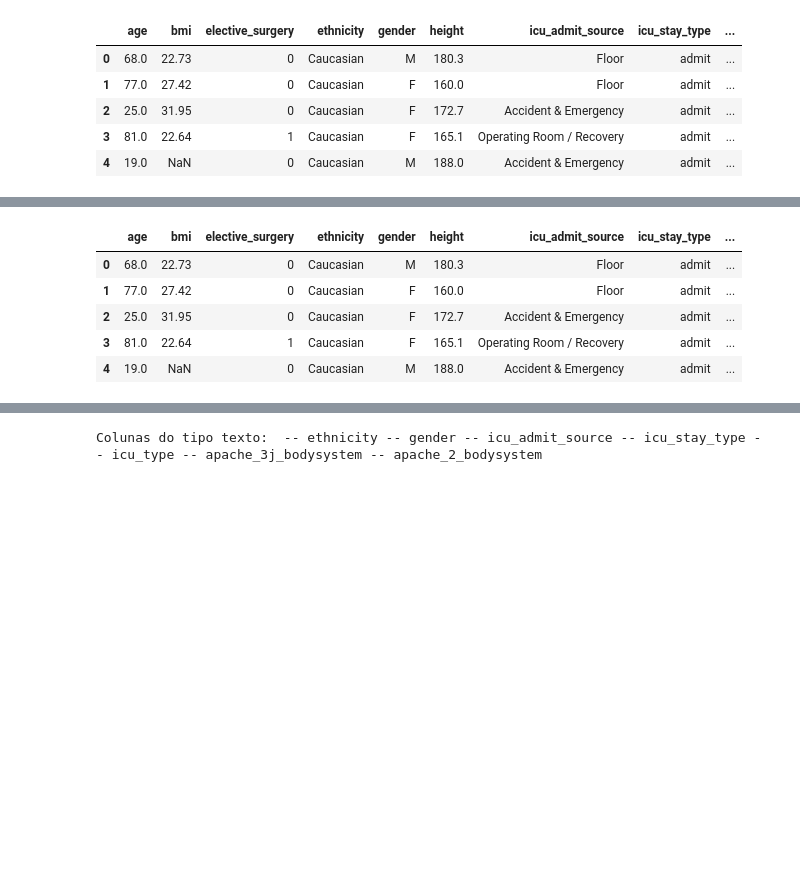
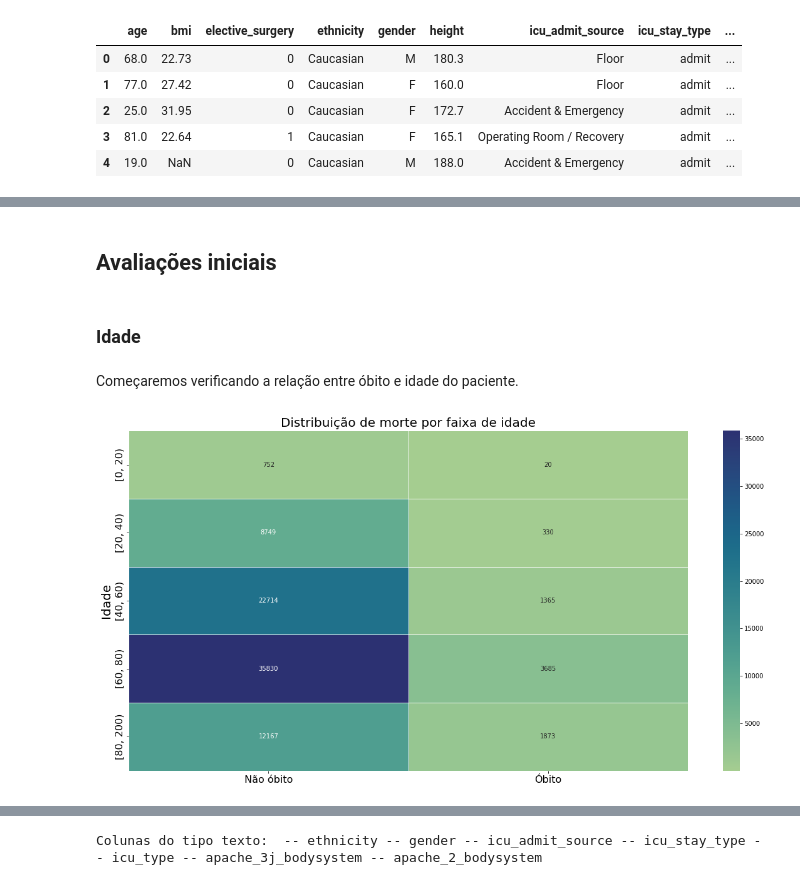
Before and after one commit to TheDramaturgy/ArtificialInteligence, a Jupyter notebook: TrabalhoRedesNeurais/02_analise.ipynb, the cells around one changed output, grey strips where cells are left out. Saved outputs shown, nothing was run; the diff lists cells and outputs as text; code cells hidden in the pictures; blank space fills up the shorter version.

```diff
--- a/TrabalhoRedesNeurais/02_analise.ipynb
+++ b/TrabalhoRedesNeurais/02_analise.ipynb
@@ -70,14 +74,0 @@ data.head()
-# %%
-# Apenas informações de pessoas com óbito
-death_data = data.loc[data['hospital_death'] == 1]
-non_death_data = data.loc[data['hospital_death'] == 0]
-
-age_data = data
-age_data["age_range"] = pandas.cut(age_data.age, bins=[0,20,40,60,80,200], right=False)
-# %% [output]
-|  | age | bmi | elective_surgery | ethnicity | gender | height | icu_admit_source | icu_stay_type | ... |
-| 0 | 68.0 | 22.73 | 0 | Caucasian | M | 180.3 | Floor | admit | ... |
-| 1 | 77.0 | 27.42 | 0 | Caucasian | F | 160.0 | Floor | admit | ... |
-| 2 | 25.0 | 31.95 | 0 | Caucasian | F | 172.7 | Accident & Emergency | admit | ... |
-| 3 | 81.0 | 22.64 | 1 | Caucasian | F | 165.1 | Operating Room / Recovery | admit | ... |
-| 4 | 19.0 | NaN | 0 | Caucasian | M | 188.0 | Accident & Emergency | admit | ... |
@@ -90,0 +75,34 @@ fig.savefig('transacoes_fraudulentas_por_hora.jpg')
+# %% [markdown]
+## Avaliações iniciais
+# %% [markdown]
+### Idade
+# %% [markdown]
+Começaremos verificando a relação entre óbito e idade do paciente.
+# %%
+# Fazemos uma cópia dos dados para criar temporariamente um atributo de grupos de idade.
+age_data = data.copy()
+age_data["age_range"] = pandas.cut(age_data.age, bins=[0,20,40,60,80,200], right=False)
+
+# Criamos uma lista com a quantidade de morte e não morte por faixa de idade.
+aux = list(dict.fromkeys(age_data.groupby(['age_range'])['hospital_death'].value_counts()))
+
+# Transformamos a lista em uma matriz
+age_correlation = []
+while aux != []:
+    age_correlation.append(aux[:2])
+    aux = aux[2:]
+
+
+# label para faixa de idade
+y_label = ["[0, 20)", "[20, 40)", "[40, 60)", "[60, 80)", "[80, 200)"]
+
+# Apresentação dos dados em forma de heatmap
+fig, ax = plt.subplots(figsize=(20, 10))
+ax = seaborn.heatmap(age_correlation, annot=True, fmt="d", cmap=seaborn.color_palette("crest", as_cmap=True), linewidths=.5, ax=ax)
+ax.set_ylabel('Idade', fontsize=20)
+ax.set_yticklabels(y_label, fontsize=16)
+ax.set_xticklabels(["Não óbito", "Óbito"], fontsize=16)
+ax.set_title('Distribuição de morte por faixa de idade', fontsize=20)
+fig.savefig('heatmap_idade.jpg')
+# %% [output]
+[figure, added]
```
Also changed, not shown: parts of 58 cells of this notebook.
